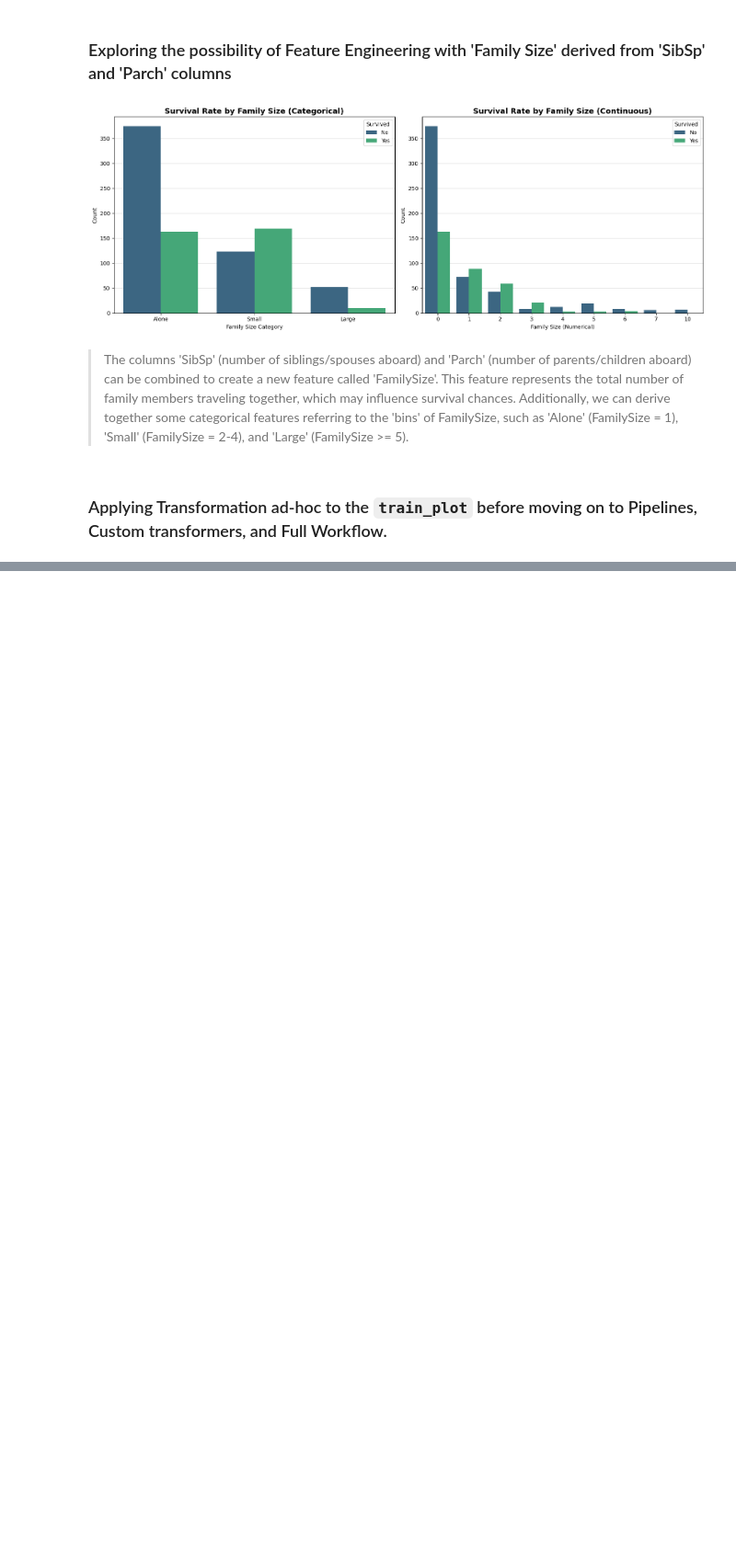
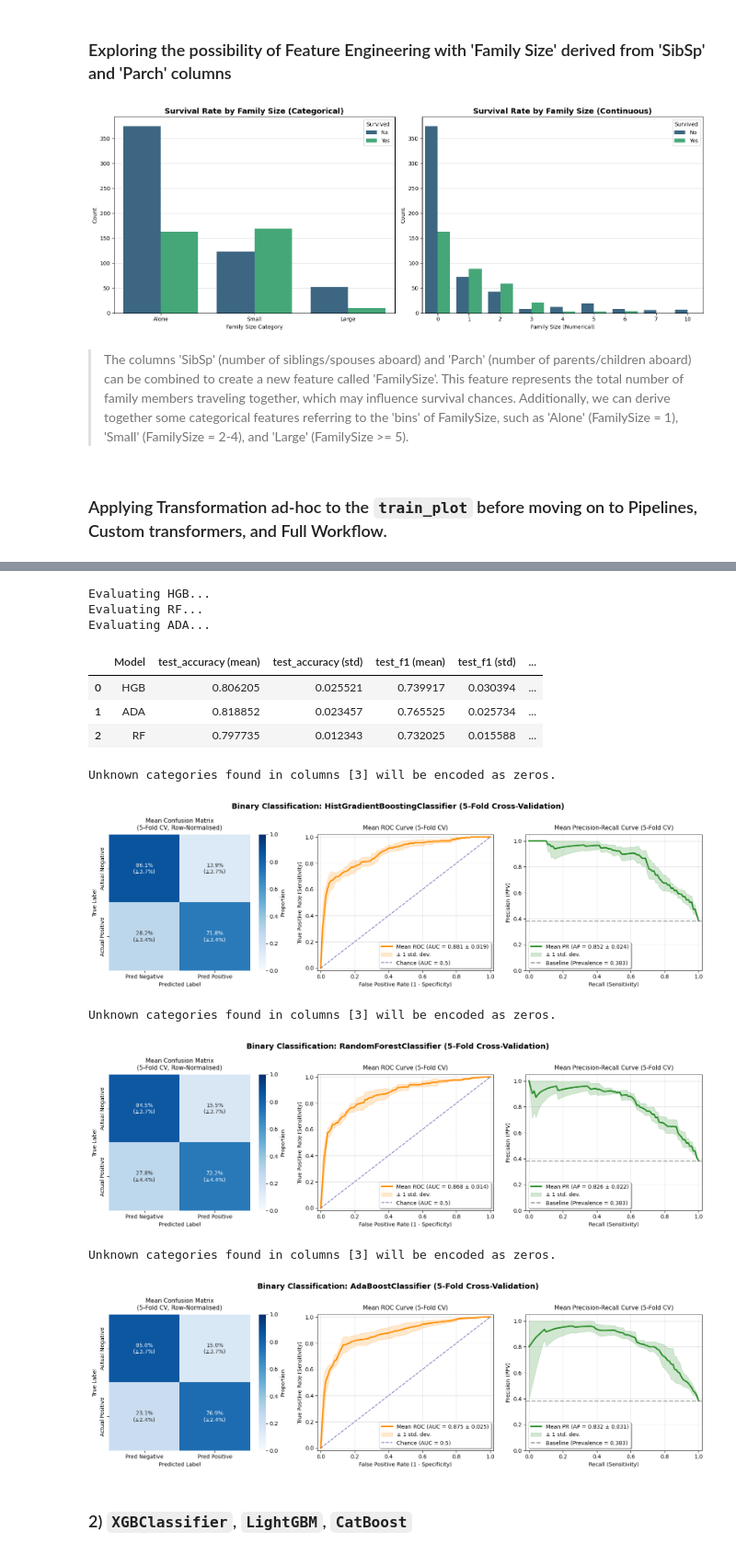
Before and after one commit to jhlopesalves/classic_workflows, a Jupyter notebook: supervised_learning/classification/titanic/titanic.ipynb, the cells around one changed output, grey strips where cells are left out. Shown at 92% size. Saved outputs shown, nothing was run; the diff lists cells and outputs as text; code cells hidden in the pictures; blank space fills up the shorter version.

```diff
--- a/supervised_learning/classification/titanic/titanic.ipynb
+++ b/supervised_learning/classification/titanic/titanic.ipynb
@@ -157,7 +171,7 @@ axes = axes.flatten()
 
 for i, col in enumerate(cols_interest):
 	ax = axes[i]
-	sns.countplot(data=train_plot, x=col, hue="Survived", palette="viridis", ax=ax)
+	sns.countplot(data=train_eda, x=col, hue="Survived", palette="viridis", ax=ax)
 
 	for container in ax.containers:
 		ax.bar_label(container, fontsize=10)
@@ -1017,0 +1202,49 @@ classification_evaluation(y_true=y_test, X_test=X_test, estimator=final_pipeline
+# %%
+ensemble_candidates = {
+	"HGB": make_model_pipeline(
+		model=HistGradientBoostingClassifier(random_state=42),
+		cat_cols=cat_cols,
+		num_cols=num_cols,
+		scale_numeric=False,
+	),
+	"RF": make_model_pipeline(
+		model=RandomForestClassifier(n_estimators=1000, n_jobs=-1, random_state=42),
+		cat_cols=cat_cols,
+		num_cols=num_cols,
+		scale_numeric=False,
+	),
+	"ADA": make_model_pipeline(
+		model=AdaBoostClassifier(random_state=42),
+		cat_cols=cat_cols,
+		num_cols=num_cols,
+		scale_numeric=False,
+	),
+}
+
+evaluation_ensemble = evaluate_candidates(
+	candidates=ensemble_candidates,
+	X=X_train,
+	y=y_train,
+	n_splits=5,
+	n_jobs=-1,
+)
+
+display(evaluation_ensemble)
+for model in ensemble_candidates.values():
+	classification_evaluation(X=X_train, y=y_train, estimator=model, cv=5, random_state=42)
+# %% [output]
+Evaluating HGB...
+Evaluating RF...
+Evaluating ADA...
+|  | Model | test_accuracy (mean) | test_accuracy (std) | test_f1 (mean) | test_f1 (std) | ... |
+| 0 | HGB | 0.806205 | 0.025521 | 0.739917 | 0.030394 | ... |
+| 1 | ADA | 0.818852 | 0.023457 | 0.765525 | 0.025734 | ... |
+| 2 | RF | 0.797735 | 0.012343 | 0.732025 | 0.015588 | ... |
+Unknown categories found in columns [3] will be encoded as zeros.
+[figure, added]
+Unknown categories found in columns [3] will be encoded as zeros.
+[figure, added]
+Unknown categories found in columns [3] will be encoded as zeros.
+[figure, added]
+# %% [markdown]
+### 2) `XGBClassifier`, `LightGBM`, `CatBoost`
```
Also changed, not shown: parts of 65 cells of this notebook.
